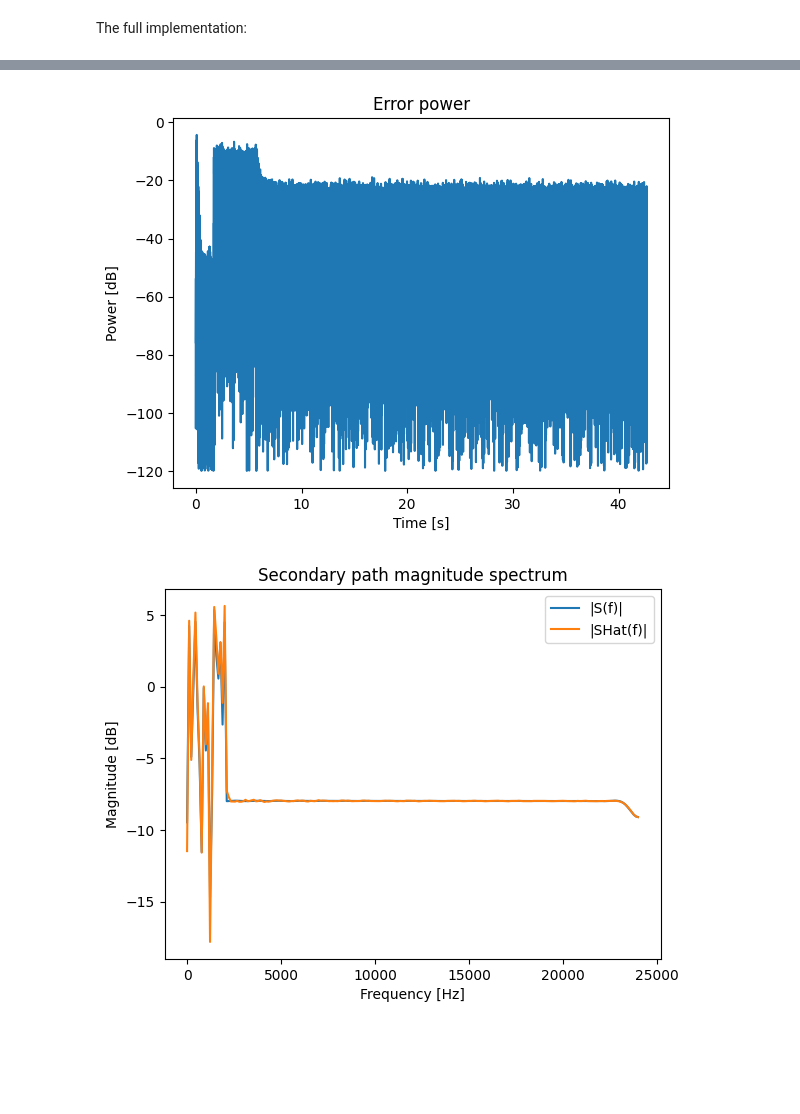
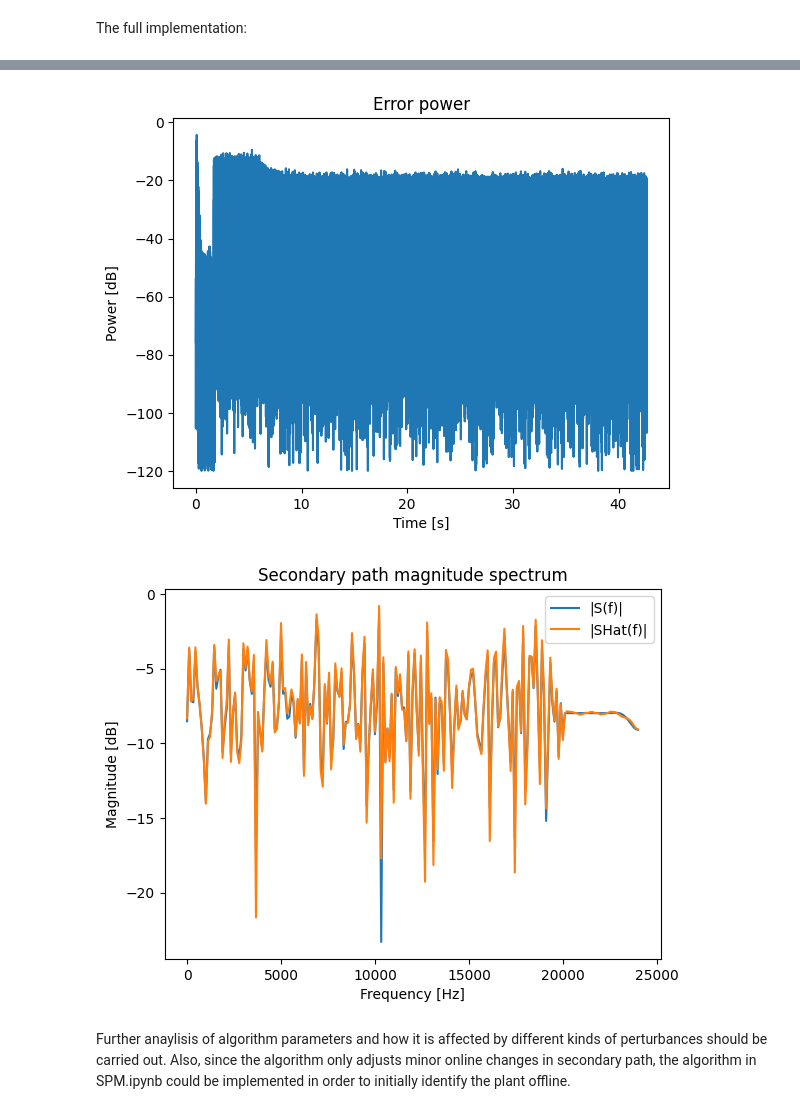
Before and after one commit to JuanAldrey/ANC-practice-library, a Jupyter notebook: notebooks/Internoise-2023.ipynb, the cells around one changed output, grey strips where cells are left out. Saved outputs shown, nothing was run; the diff lists cells and outputs as text; code cells hidden in the pictures; blank space fills up the shorter version.

```diff
--- a/notebooks/Internoise-2023.ipynb
+++ b/notebooks/Internoise-2023.ipynb
@@ -381,7 +381,7 @@ T21Counter = 0
 smoothedError = 0
 kSwitch = 0
 
-perturbanceMagnitude = 0.05
+perturbanceMagnitude = 0.01
 mus = 0.2
 muw = 25
 muwAfterSPM = 1
@@ -396,7 +396,7 @@ for k in range(nBlocks):
         noise = np.random.randn(len(s))
         N = np.fft.rfft(noise)
         f = np.fft.rfftfreq(len(noise), 1/fs)
-        N[f > 10000] = 0
+        N[f > 20000] = 0
         s = s + perturbanceMagnitude * np.fft.irfft(N, len(s))
         sSpectrum = np.fft.rfft(s, N_s)
 
@@ -582,2 +582,4 @@ Final Difference between mean squared value of S(z) and model:  2.30164120965128
-[figure, old version]
+[figure, new version]
-[figure, old version]
+[figure, new version]
+# %% [markdown]
+Further anaylisis of algorithm parameters and how it is affected by different kinds of perturbances should be carried out. Also, since the algorithm only adjusts minor online changes in secondary path, the algorithm in SPM.ipynb could be implemented in order to initially identify the plant offline.
```
Also changed, not shown: parts of 2 cells of this notebook.
